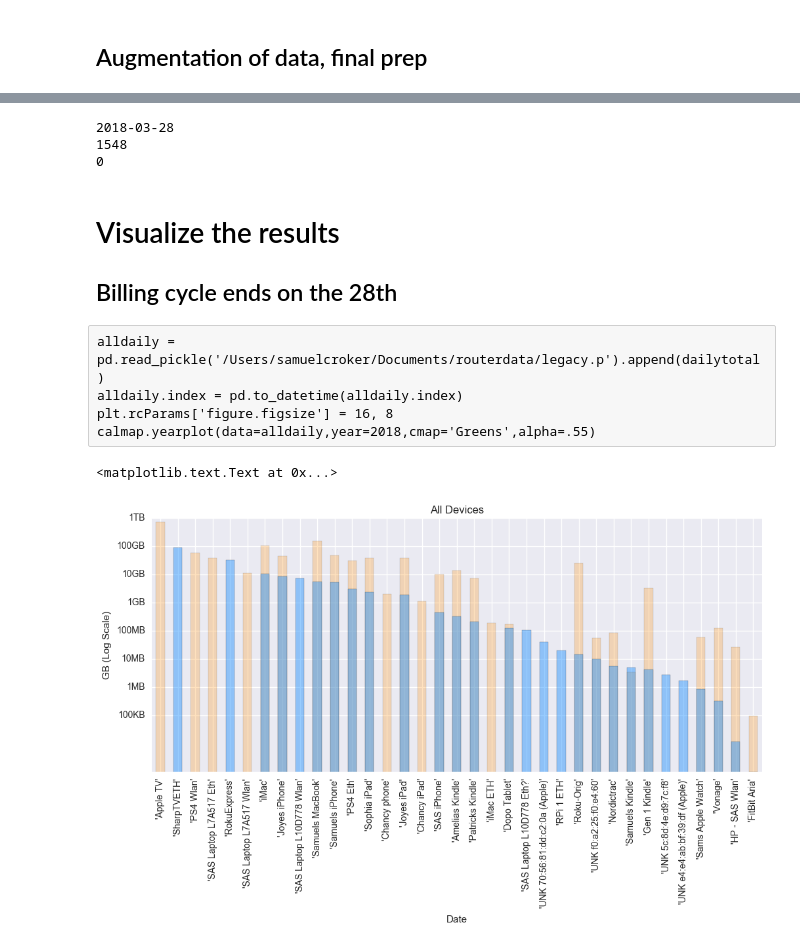
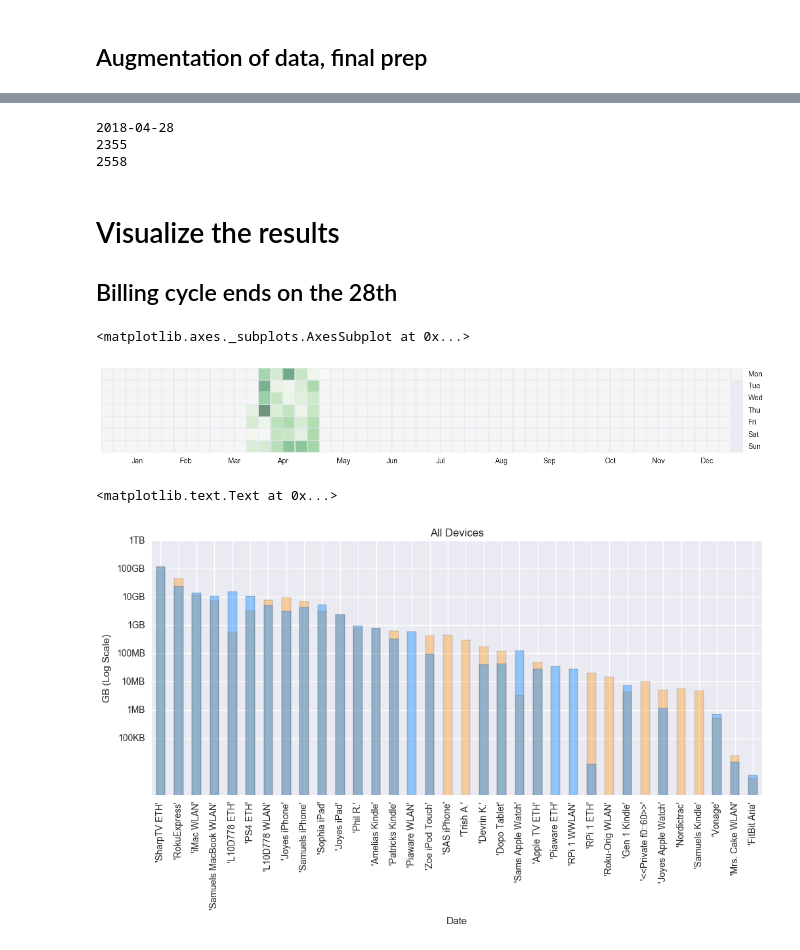
Before and after one commit to scoyote/Router-Tools, a Jupyter notebook: Parse Hourlyfile.ipynb, the cells around one changed output, grey strips where cells are left out. Drawn from its saved outputs; the diff is of its cells as text; code cells hidden in the pictures.

Commit message:
Added cumulative recent graph

```diff
--- a/Parse Hourlyfile.ipynb
+++ b/Parse Hourlyfile.ipynb
@@ -146,28 +159,33 @@ smalldaily = finaldf[finaldf.totalGB < cutoff].groupby(['dtstamp','devicename'])
 
 if datetime.datetime.now().month == 1:
     lastK = datetime.date(datetime.datetime.now().year-1, 12 , 28)
+elif datetime.datetime.now().day > 28:
+    lastK = datetime.date(datetime.datetime.now().year,datetime.datetime.now().month, 28)
 else:
     lastK = datetime.date(datetime.datetime.now().year,datetime.datetime.now().month -1 , 28)
 print(lastK)
-recentdf = finaldf[finaldf['dtstamp']>=lastK]
+recentdf = finaldf[finaldf['dtstamp'] > lastK]
 #this is empty until we get past Apr 28, 2018
-nonrecentdf = finaldf[finaldf['dtstamp']<lastK]
+nonrecentdf = finaldf[finaldf['dtstamp'] <= lastK]
 print(len(recentdf))
 print(len(nonrecentdf))
 # %% [output]
-2018-03-28
-1548
-0
+2018-04-28
+2355
+2558
 # %% [markdown]
 # Visualize the results
 ## Billing cycle ends on the 28th
 # %%
 #calculate usage since last month end:
-# %% [raw]
-alldaily = pd.read_pickle('/Users/samuelcroker/Documents/routerdata/legacy.p').append(dailytotal)
-alldaily.index = pd.to_datetime(alldaily.index)
-plt.rcParams['figure.figsize'] = 16, 8
-calmap.yearplot(data=alldaily,year=2018,cmap='Greens',alpha=.55)
+# %%
+alldaily = pd.read_pickle('/Users/samuelcroker/Documents/routerdata/legacy.p').append(dailytotal)
+alldaily.index = pd.to_datetime(alldaily.index)
+plt.rcParams['figure.figsize'] = 16, 8
+calmap.yearplot(data=alldaily,year=2018,cmap='Greens',alpha=.55)
+# %% [output]
+<matplotlib.axes._subplots.AxesSubplot at 0x...>
+[figure, added]
 # %%
 legacydf = pd.read_pickle('/Users/samuelcroker/Documents/routerdata/legacyDaily.p')
 final_legacy = legacydf.append(nonrecentdf)
@@ -189,45 +207,51 @@ fru.columns = ['RecentDevice']
 # a big month to month util change - the AVG scenario
 
 all_device = finaldf.groupby(['devicename'])['totalGB'].sum()
+recent_device = recentdf.groupby(['devicename'])['totalGB'].sum()
+nonrecent_device = nonrecentdf.groupby(['devicename'])['totalGB'].sum()
 
-recent_device = recentdf.groupby(['devicename'])['totalGB'].sum()
+all_device.sort_values(ascending=False,inplace=True)
 recent_device.sort_values(ascending=False,inplace=True)
+nonrecent_device.sort_values(ascending=False,inplace=True)
 
-legacy_device = legacydf.groupby(['devicename'])['totalGB'].sum()
-legacy_device.sort_values(ascending=False,inplace=True)
+# legacy_device = legacydf.groupby(['devicename'])['totalGB'].sum()
+# legacy_device.sort_values(ascending=False,inplace=True)
 
-za =  pd.DataFrame(recent_device)
-zb =  pd.DataFrame(legacy_device)
-za['device'] = za.index
-zb['device'] = zb.index
+# za =  pd.DataFrame(recent_device)
+# # zb =  pd.DataFrame(legacy_device)
+# zc = pd.DataFrame(nonrecent_device)
+# za['device'] = za.index
+# # zb['device'] = zb.index
+# zc['device'] = zc.index
 
-zap = za.merge(zb, how='outer',left_on='device',right_on='device')
-zbp = zb.merge(za, how='outer',left_on='device',right_on='device')
+# zap = za.merge(zc, how='outer',left_on='device',right_on='device')
+# # zbp = zb.merge(za, how='outer',left_on='device',right_on='device')
 
-zap.totalGB_x.fillna(zap.totalGB_y,inplace=True)
-zaps = pd.Series(zap['totalGB_x'].values,index=zap['device'])
-zaps.sort_values(ascending=False,inplace=True)
+# zap.totalGB_x.fillna(zap.totalGB_y,inplace=True)
+# zaps = pd.Series(zap['totalGB_y'].values,index=zap['device'])
+# zaps.sort_values(ascending=False,inplace=True)
 
-col_ord = zaps.index.tolist()
-zaps = zaps.reindex(index=col_ord)
+col_ord = all_device.index.tolist()
+# zaps = zaps.reindex(index=col_ord)
 
-zbps = pd.Series(zbp['totalGB_x'].values,index=zbp['device'])
+# zbps = pd.Series(zbp['totalGB_x'].values,index=zbp['device'])
 
-legacy_device = zbps.reindex(index=col_ord)
+# legacy_device = zbps.reindex(index=col_ord)
 recent_device = recent_device.reindex(index=col_ord)
+nonrecent_device= nonrecent_device.reindex(index=col_ord)
 # %%
 
 tt = [0.0001,0.001,0.01,0.1,1,10,100,1000]
 tlab = ['100KB','1MB','10MB','100MB','1GB','10GB','100GB','1TB']
 
-pp0 = legacy_device.plot(kind='bar',color='darkorange',alpha=.25,stacked=False, figsize=(12, 5),logy=True,yticks=tt)
+pp0 = nonrecent_device.plot(kind='bar',color='darkorange',alpha=.35,stacked=False, figsize=(12, 5),logy=True,yticks=tt)
 pp0 = recent_device.plot(kind='bar',color='dodgerblue',alpha=0.45,stacked=False, figsize=(12, 5),logy=True,yticks=tt)
 pp0.set_yscale = 'symlog'
 pp0.set_yticklabels(tlab)
 pp0.set_xlabel('Date')
 pp0.set_ylabel('GB (Log Scale)')
 pp0.set_title("All Devices")
 # Make a list
 # %% [output]
 <matplotlib.text.Text at 0x...>
-[figure, old version]
+[figure, new version]
```
Also changed, not shown: parts of 12 cells of this notebook.
